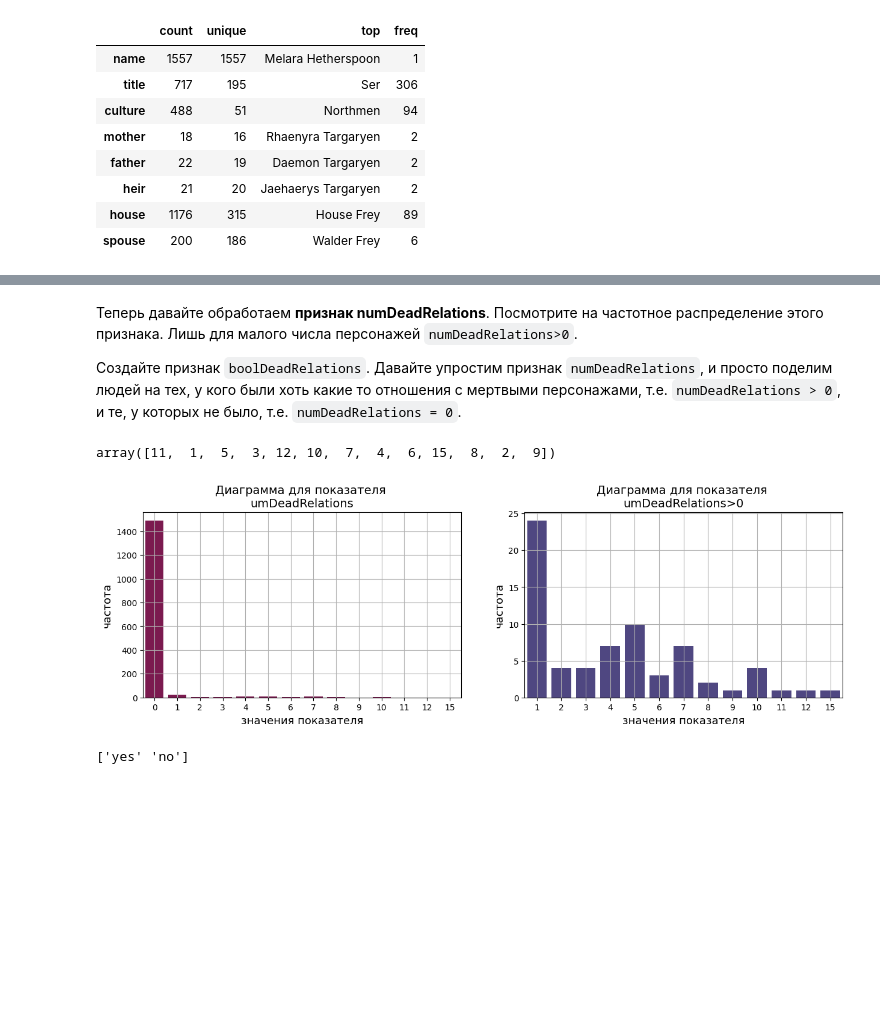
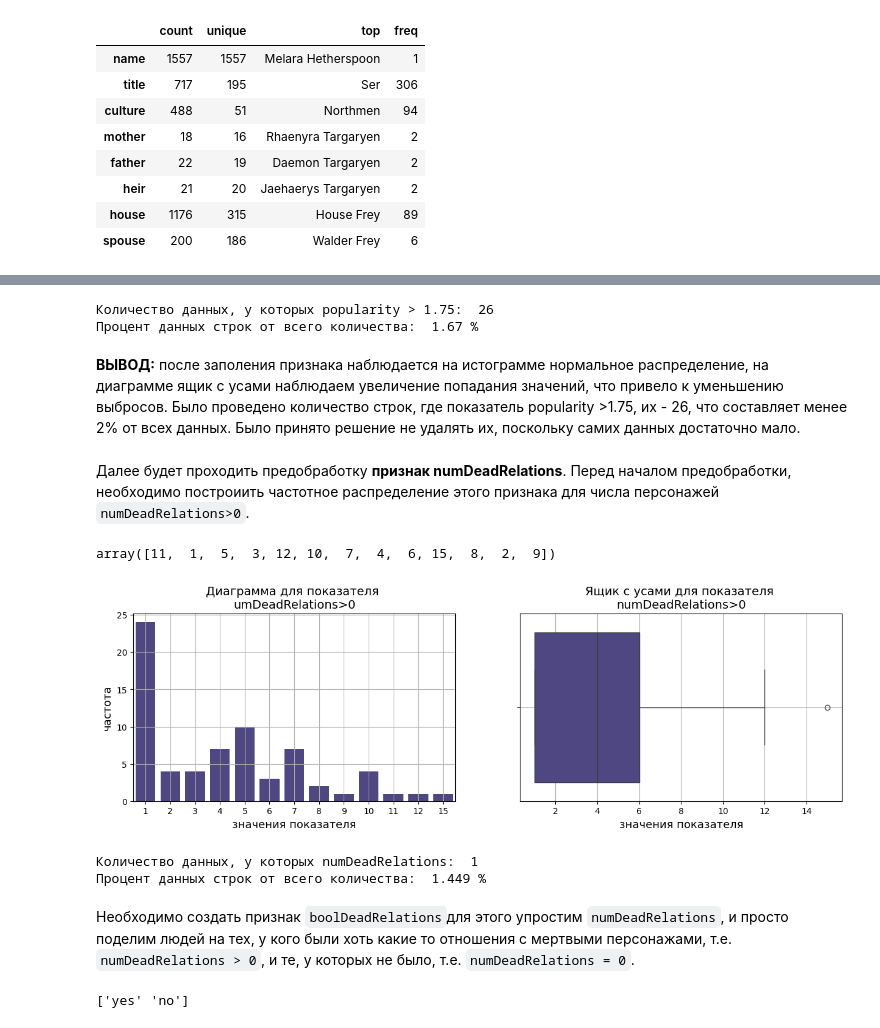
Before and after one commit to ValentinaZubareva2906/deep_learning_mipt, a Jupyter notebook: неделя 1 "Игра престолов"/game_of_thrones.ipynb, the cells around one changed output, grey strips where cells are left out. Saved outputs shown, nothing was run; the diff lists cells and outputs as text; code cells hidden in the pictures; blank space fills up the shorter version.

```diff
--- a/неделя 1 "Игра престолов"/game_of_thrones.ipynb
+++ b/неделя 1 "Игра престолов"/game_of_thrones.ipynb
@@ -257,5 +283,43 @@ plt.grid(True);
+# %%
+print('Количество данных, у которых popularity > 1.75: ',data.query('popularity >1.75')['popularity'].count())
+print('Процент данных строк от всего количества: ',round(data.query('popularity >1.75')['popularity'].count() / data.shape[0]* 100,3),"%")
+# %% [output]
+Количество данных, у которых popularity > 1.75:  26
+Процент данных строк от всего количества:  1.67 %
+# %% [markdown]
+**ВЫВОД:** после заполения признака наблюдается на истограмме нормальное распределение, на диаграмме ящик с усами наблюдаем увеличение попадания значений, что привело к уменьшению выбросов.
+Было проведено количество строк, где показатель popularity >1.75, их - 26, что составляет менее 2% от всех данных. Было принято решение не удалять их, поскольку самих данных достаточно мало.
+# %% [markdown]
+Далее будет проходить предобработку **признак numDeadRelations**.
+Перед началом предобработки, необходимо построиить частотное распределение этого признака для числа персонажей `numDeadRelations>0`.
+# %%
+dt = data.query('num_dead_relations >0') #выделим датасет, где признак numDeadRelations >0
+dt['num_dead_relations'].unique() #посмотрим на уникальные значения признака
+# %% [output]
+array([11,  1,  5,  3, 12, 10,  7,  4,  6, 15,  8,  2,  9])
+# %%
+plt.figure(figsize=(15, 4))
+
+plt.subplot(1, 2, 1)
+sns.countplot(x = 'num_dead_relations', data =dt, color = '#483D8B')
+plt.title(f'Диаграмма для показателя \numDeadRelations>0', fontsize=14)
+plt.xlabel('значения показателя', fontsize=13)
+plt.ylabel('частота', fontsize=13)
+plt.grid(True)
+
+
+plt.subplot(1, 2, 2)
+sns.boxplot(x= dt['num_dead_relations'],color = '#483D8B')
+plt.title(f'Ящик с усами для показателя \nnumDeadRelations>0', fontsize=14)
+plt.xlabel('значения показателя',fontsize=13 )
+plt.grid(True);
+# %% [output]
+[figure, added]
+# %%
+print('Количество данных, у которых numDeadRelations: ',dt.query('num_dead_relations >14')['num_dead_relations'].count())
+print('Процент данных строк от всего количества: ',round(dt.query('num_dead_relations >14')['num_dead_relations'].count() / dt.shape[0]* 100,3),"%")
+# %% [output]
+Количество данных, у которых numDeadRelations:  1
+Процент данных строк от всего количества:  1.449 %
 # %% [markdown]
-Теперь давайте обработаем **признак numDeadRelations**.
-Посмотрите на частотное распределение этого признака. Лишь для малого числа персонажей `numDeadRelations>0`.
-
-Создайте признак `boolDeadRelations`. Давайте упростим признак `numDeadRelations`, и просто поделим людей на тех, у кого были хоть какие то отношения с мертвыми персонажами, т.е. `numDeadRelations > 0`, и те, у которых не было, т.е. `numDeadRelations = 0`.
+Необходимо создать признак `boolDeadRelations`для этого упростим `numDeadRelations`, и просто поделим людей на тех, у кого были хоть какие то отношения с мертвыми персонажами, т.е. `numDeadRelations > 0`, и те, у которых не было, т.е. `numDeadRelations = 0`.
@@ -264,24 +326 @@ dt = data.query('numDeadRelations >0')
-# %%
-dt['numDeadRelations'].unique()
-# %% [output]
-array([11,  1,  5,  3, 12, 10,  7,  4,  6, 15,  8,  2,  9])
-# %%
-plt.figure(figsize=(15, 4))
-
-plt.subplot(1, 2, 1)
-sns.countplot(x = 'numDeadRelations', data =data, color = '#8B0A50')
-plt.title(f'Диаграмма для показателя \numDeadRelations', fontsize=14)
-plt.xlabel('значения показателя', fontsize=13)
-plt.ylabel('частота', fontsize=13)
-plt.grid(True)
-
-
-plt.subplot(1, 2, 2)
-sns.countplot(x = 'numDeadRelations', data =dt, color = '#483D8B')
-plt.title(f'Диаграмма для показателя \numDeadRelations>0', fontsize=14)
-plt.xlabel('значения показателя', fontsize=13)
-plt.ylabel('частота', fontsize=13)
-plt.grid(True)
-# %% [output]
-[figure, removed]
 # %%
```
Also changed, not shown: parts of 93 cells of this notebook.
